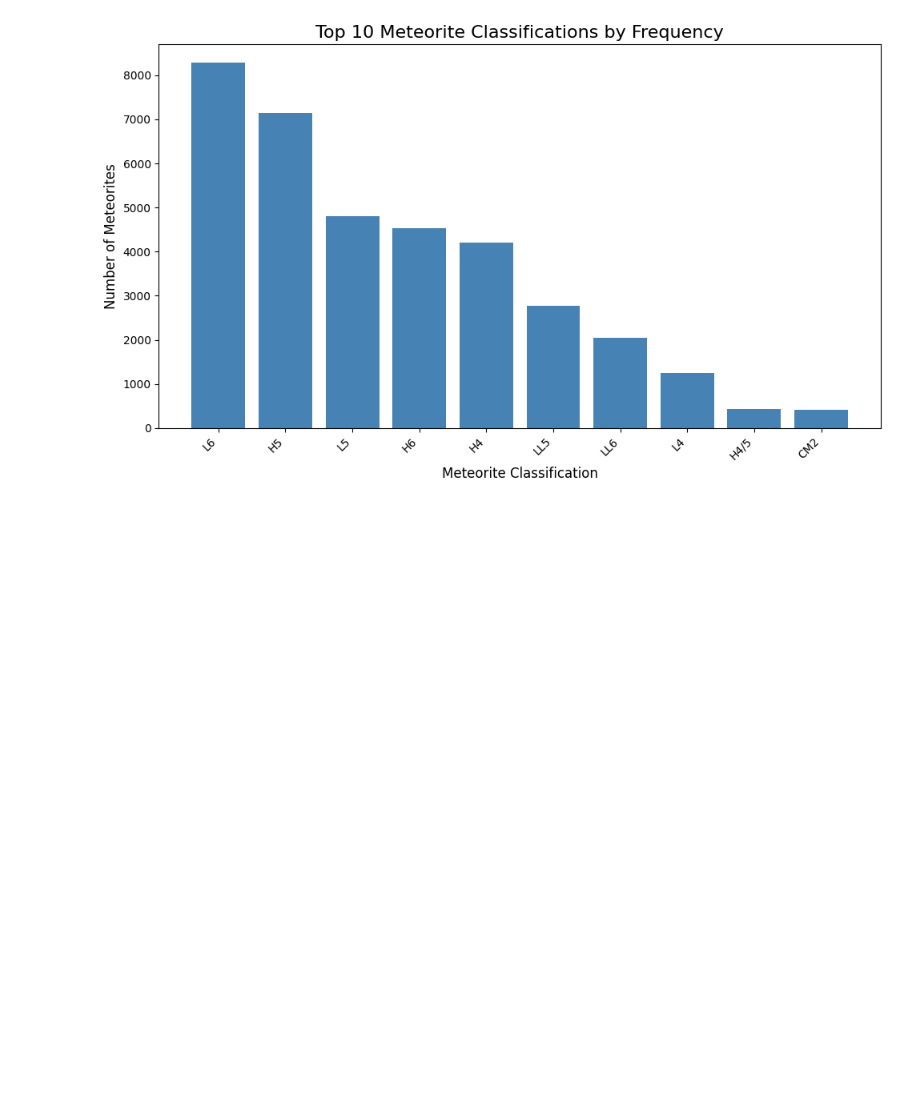
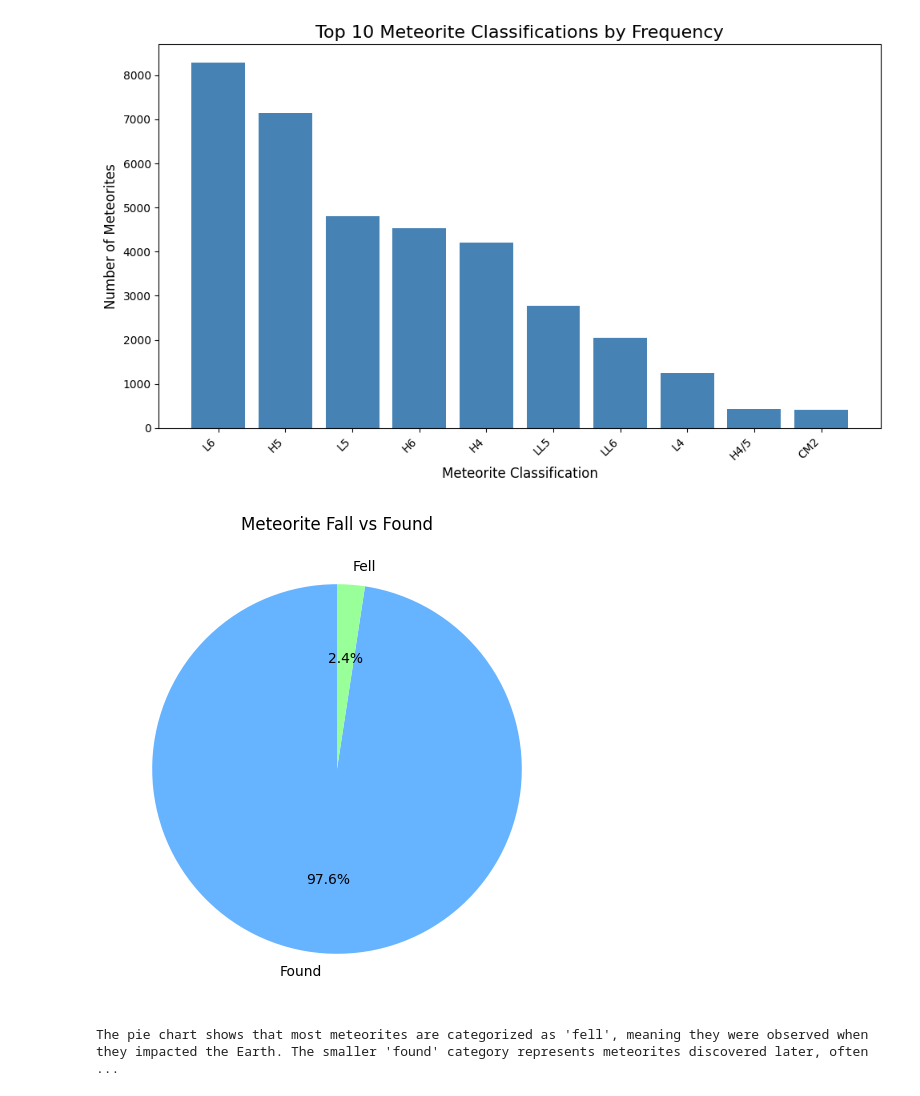
Before and after one commit to shifathhossain/Gold-Analysis, a Jupyter notebook: main.ipynb, the cells around one changed output. Saved outputs shown, nothing was run; the diff lists cells and outputs as text; code cells hidden in the pictures; blank space fills up the shorter version.

```diff
--- a/main.ipynb
+++ b/main.ipynb
@@ -83,3 +85,17 @@ plt.tight_layout()
 plt.show()
 # %% [output]
 [figure]
+# %%
+# fall vs found pie chart
+
+fall_counts = meteorite_data['fall'].value_counts()
+
+plt.figure(figsize=(6, 6))
+plt.pie(fall_counts, labels=fall_counts.index, autopct='%1.1f%%', startangle=90, colors=['#66b3ff', '#99ff99'])
+plt.title('Meteorite Fall vs Found')
+plt.show()
+
+print("The pie chart shows that most meteorites are categorized as 'fell', meaning they were observed when they impacted the Earth. The smaller 'found' category represents meteorites discovered later, often during expeditions or chance encounters.")
+# %% [output]
+[figure, added]
+The pie chart shows that most meteorites are categorized as 'fell', meaning they were observed when they impacted the Earth. The smaller 'found' category represents meteorites discovered later, often  ...
```
Also changed, not shown: parts of 3 cells of this notebook.
